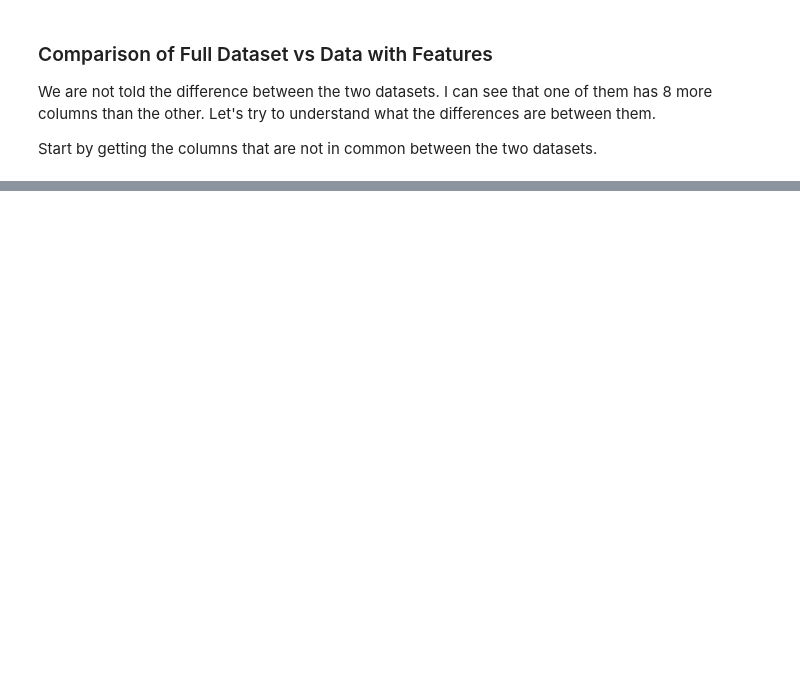
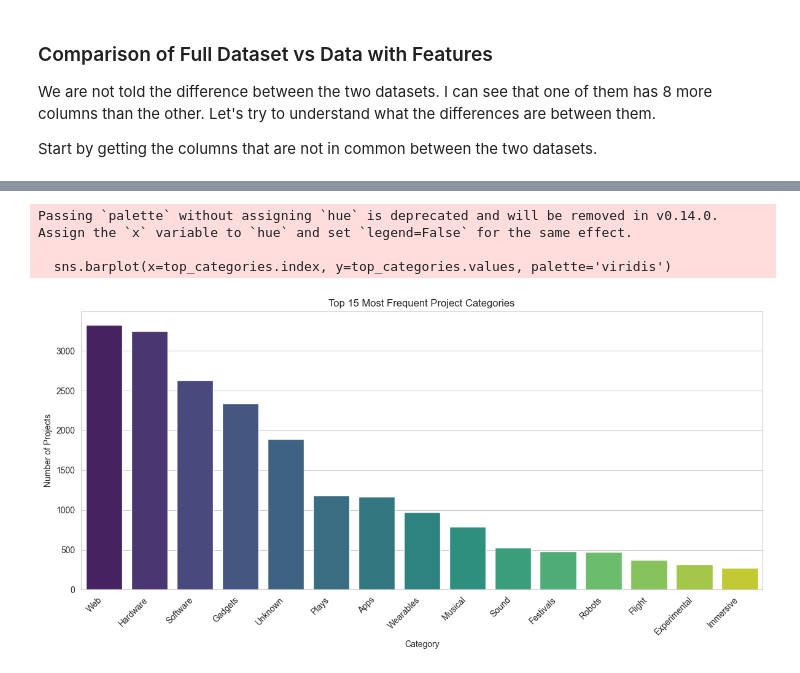
Before and after one commit to zarahtau/kickstarter-project-success-predictions, a Jupyter notebook: notebooks/eda.ipynb, the cells around one changed output, grey strips where cells are left out. Cells and saved outputs as stored; diff of their text form; code cells hidden in the pictures; blank space fills up the shorter version.

```diff
--- a/notebooks/eda.ipynb
+++ b/notebooks/eda.ipynb
@@ -231,0 +501,2 @@ print(cols_not_in_common)
+# %%
+df = pd.read_csv("kickstarter_cleaned.csv", parse_dates=['deadline', 'created_at', 'launched_at', 'state_changed_at'])
@@ -231,0 +517,33 @@ print(cols_not_in_common)
+# %%
+mask_name_len = df['name_len'].isnull()
+df.loc[mask_name_len, 'name_len'] = df.loc[mask_name_len, 'name'].apply(len)
+
+mask_name_len_clean = df['name_len_clean'].isnull()
+df.loc[mask_name_len_clean, 'name_len_clean'] = df.loc[mask_name_len_clean, 'name'].str.strip().str.lower().apply(len)
+
+df['blurb'] = df['blurb'].fillna('')
+
+mask_blurb_len = df['blurb_len'].isnull()
+df.loc[mask_blurb_len, 'blurb_len'] = df.loc[mask_blurb_len, 'blurb'].apply(len).astype(int)
+
+mask_blurb_len_clean = df['blurb_len_clean'].isnull()
+df.loc[mask_blurb_len_clean, 'blurb_len_clean'] = df.loc[mask_blurb_len_clean, 'blurb'].str.strip().str.lower().apply(len).astype(int)
+# %%
+df['category'] = df['category'].fillna('Unknown')
+plt.figure(figsize=(12, 6))
+sns.set_style("whitegrid")
+
+top_categories = df['category'].value_counts().nlargest(15)
+
+sns.barplot(x=top_categories.index, y=top_categories.values, palette='viridis')
+plt.xticks(rotation=45, ha='right')
+plt.title("Top 15 Most Frequent Project Categories")
+plt.xlabel("Category")
+plt.ylabel("Number of Projects")
+plt.tight_layout()
+plt.show()
+# %% [output]
+Passing `palette` without assigning `hue` is deprecated and will be removed in v0.14.0. Assign the `x` variable to `hue` and set `legend=False` for the same effect.
+
+  sns.barplot(x=top_categories.index, y=top_categories.values, palette='viridis')
+[figure, added]
```
Also changed, not shown: parts of 42 cells of this notebook.
